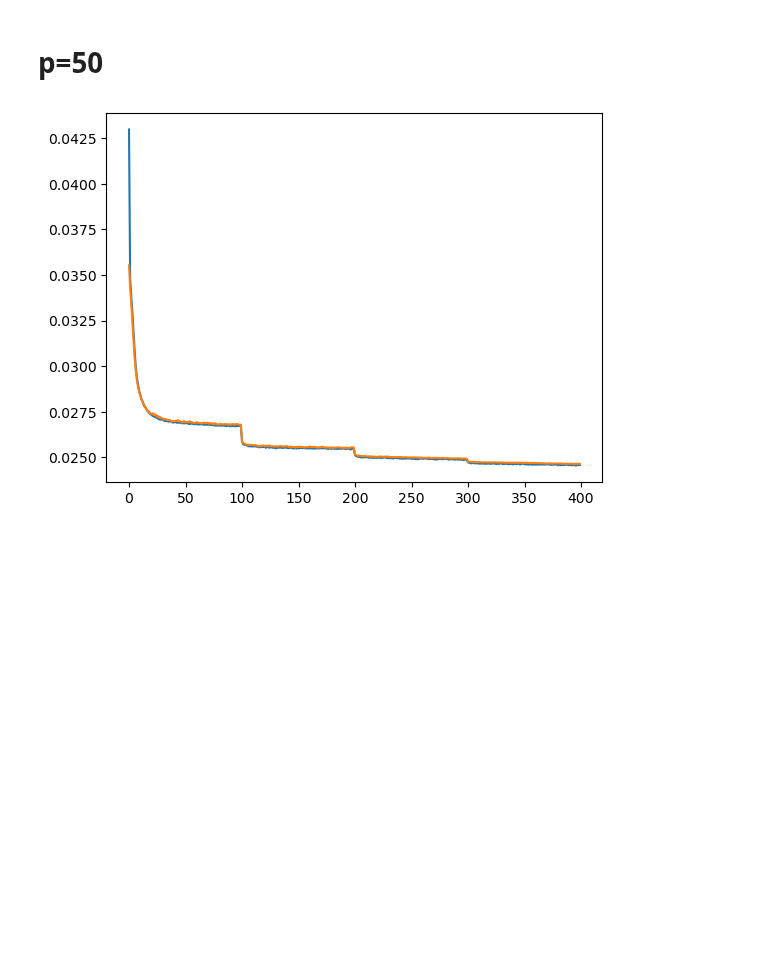
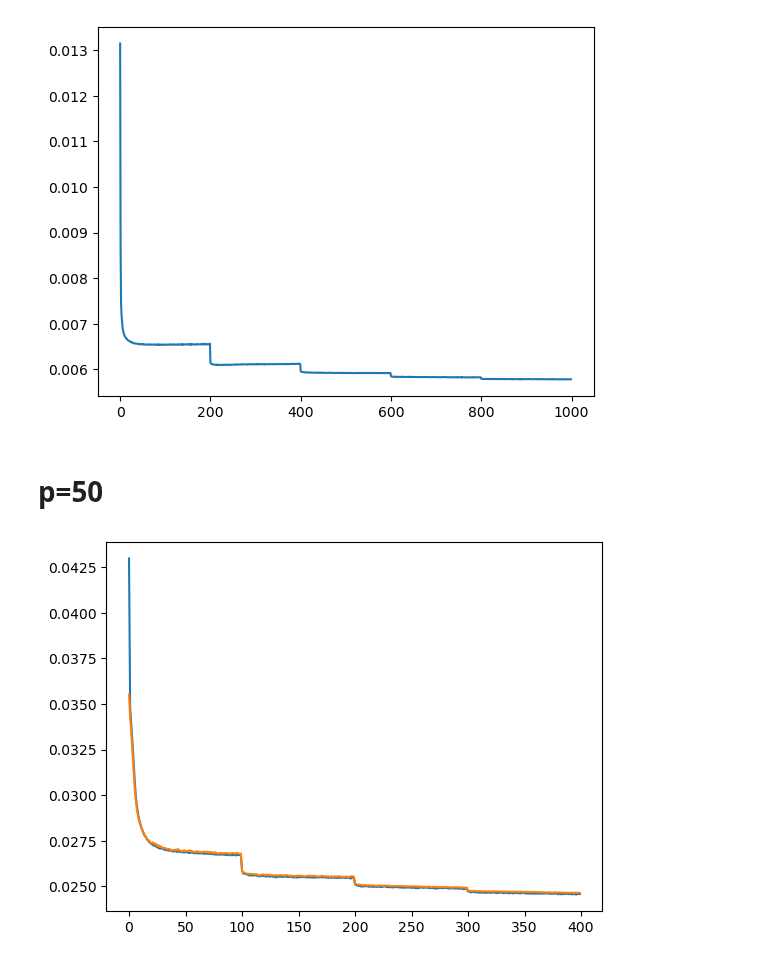
Before and after one commit to glory-99/simulation-based-inference, a Jupyter notebook: res_analysis_x15.ipynb, the cells around one changed output. Drawn from its saved outputs; the diff is of its cells as text; code cells hidden in the pictures; blank space fills up the shorter version.

```diff
--- a/res_analysis_x15.ipynb
+++ b/res_analysis_x15.ipynb
@@ -27,3 +35,9 @@ np.save("./data/X_rho0_N50_p200.npy", X)
+# %%
+train_loss = np.load("./results/linear regression/train_losses_p50_q25_exp0.npy")
+plt.plot(train_loss)
+plt.show()
+# %% [output]
+[figure, added]
 # %%
 rho = 0
 N = 50
```
Also changed, not shown: parts of 2 cells of this notebook, 1 other file.
